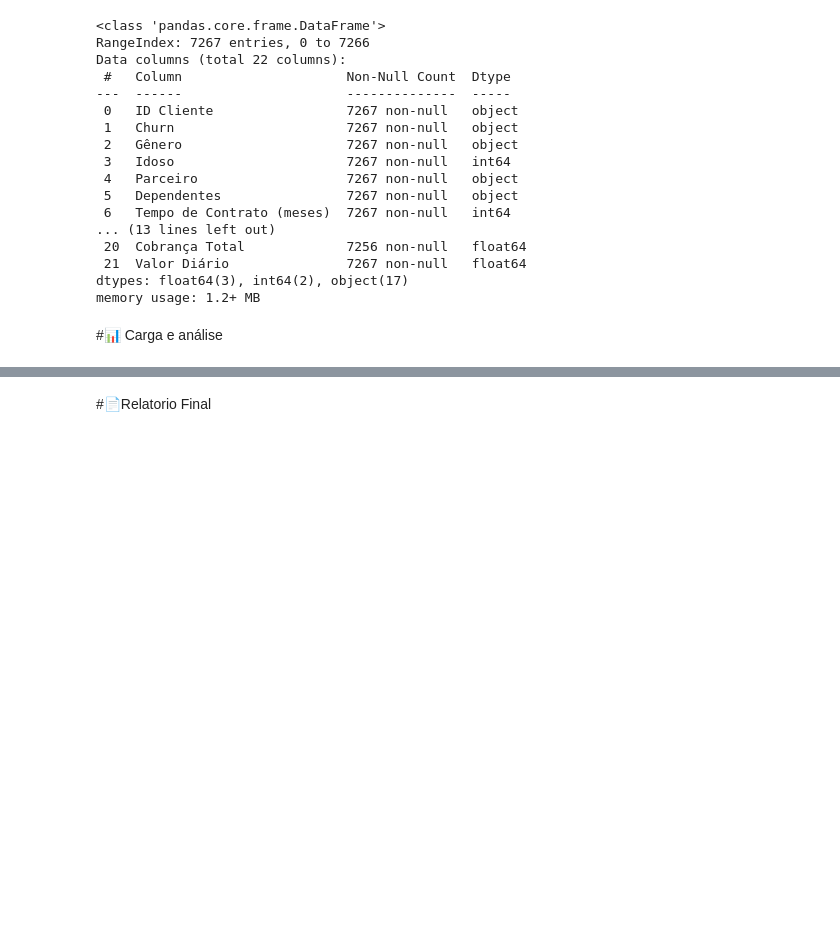
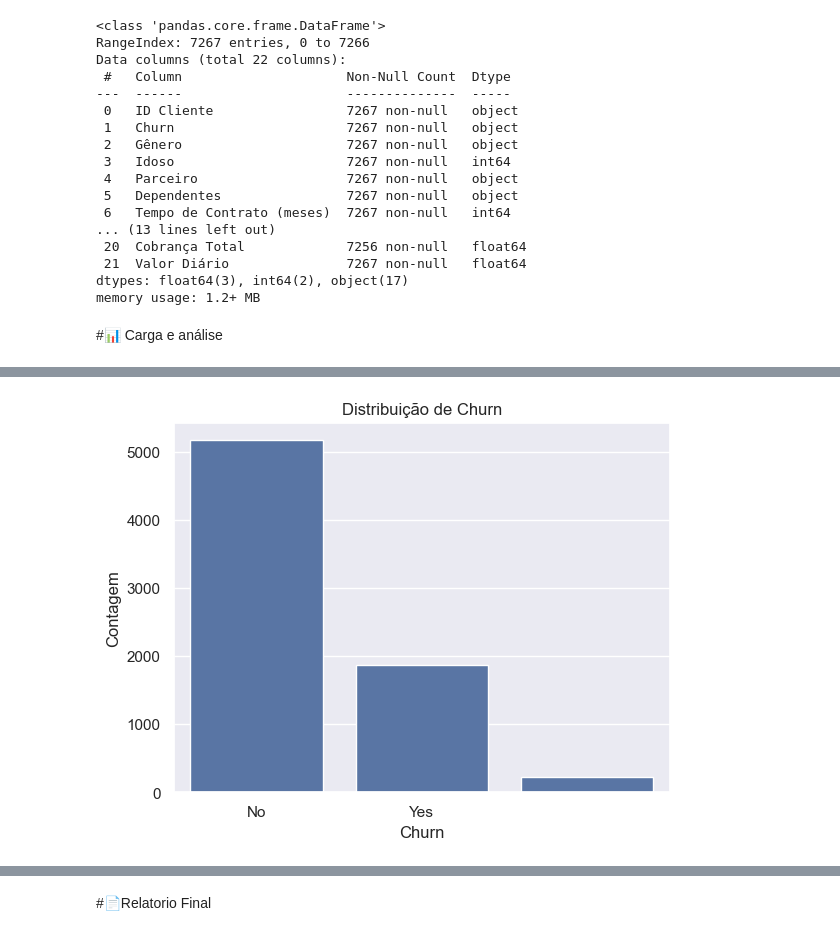
Before and after one commit to Fawller97/Telecom-X, a Jupyter notebook: challenge2-data-science-main/TelecomX_BR.ipynb, the cells around one changed output, grey strips where cells are left out. Drawn from its saved outputs; the diff is of its cells as text; code cells hidden in the pictures; blank space fills up the shorter version.

```diff
--- a/challenge2-data-science-main/TelecomX_BR.ipynb
+++ b/challenge2-data-science-main/TelecomX_BR.ipynb
@@ -251,0 +295,10 @@ ModuleNotFoundError: No module named 'seaborn'
+# %%
+sns.set_theme()
+# %%
+sns.countplot(x='Churn', data=df_final)
+plt.title('Distribuição de Churn')
+plt.xlabel('Churn')
+plt.ylabel('Contagem')
+plt.show()
+# %% [output]
+[figure, added]
```
Also changed, not shown: parts of 18 cells of this notebook.
